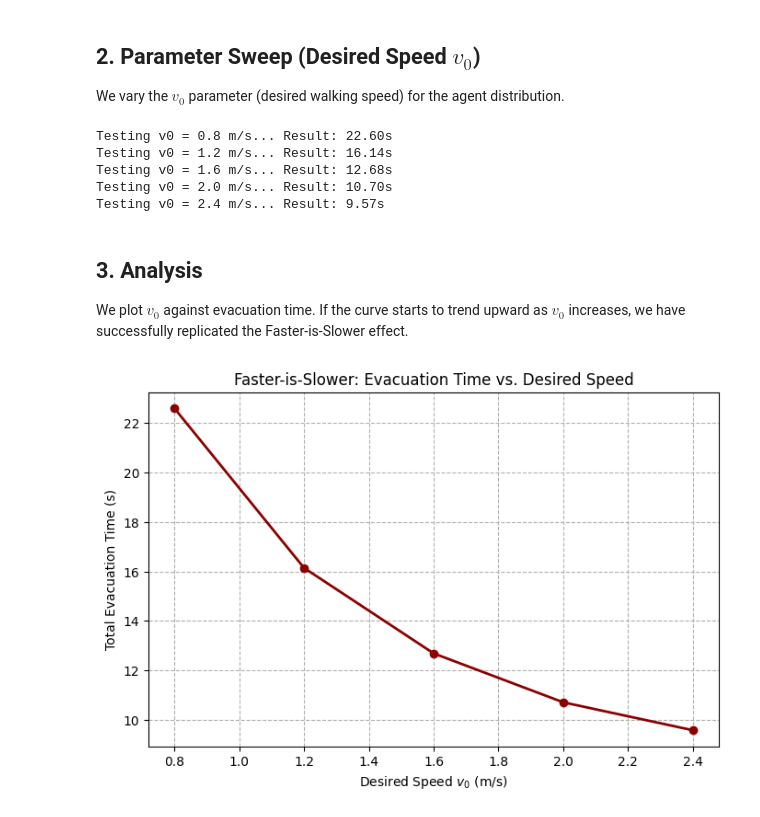
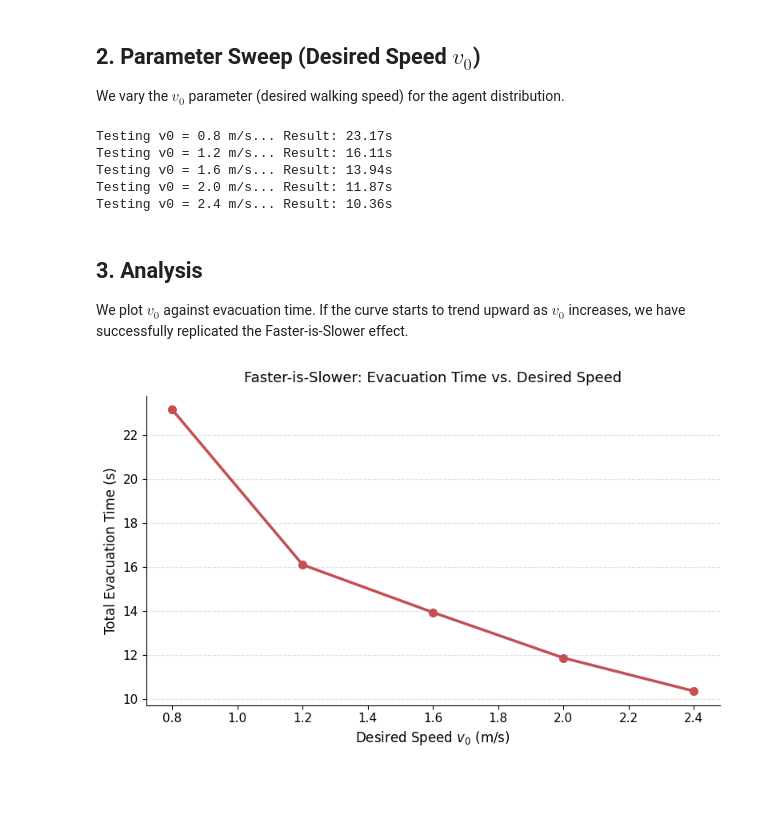
Before and after one commit to PedestrianDynamics/jupedsim-web-community, a Jupyter notebook: scripts/faster_is_slower.ipynb, the cells around one changed output. Cells and saved outputs as stored; diff of their text form; code cells hidden in the pictures; blank space fills up the shorter version.

```diff
--- a/scripts/faster_is_slower.ipynb
+++ b/scripts/faster_is_slower.ipynb
@@ -9,10 +8,8 @@ import matplotlib.pyplot as plt
 ## 1. Setup
 We use a scenario with a clear bottleneck (e.g., a narrow door).
 # %%
-cenario = load_scenario("scenarios/corridor_simple.json")
+scenario = load_scenario("scenarios/corridor_simple.json")
 
-
-# %%
 v0_values = [0.8, 1.2, 1.6, 2.0, 2.4]
 evac_times = []
 # %% [markdown]
@@ -31,22 +28,37 @@ for v0 in v0_values:
     print(f"Testing v0 = {v0} m/s... Result: {r.evacuation_time:.2f}s")
     r.cleanup() #
 # %% [output]
-Testing v0 = 0.8 m/s... Result: 22.60s
-Testing v0 = 1.2 m/s... Result: 16.14s
-Testing v0 = 1.6 m/s... Result: 12.68s
-Testing v0 = 2.0 m/s... Result: 10.70s
-Testing v0 = 2.4 m/s... Result: 9.57s
+Testing v0 = 0.8 m/s... Result: 23.17s
+Testing v0 = 1.2 m/s... Result: 16.11s
+Testing v0 = 1.6 m/s... Result: 13.94s
+Testing v0 = 2.0 m/s... Result: 11.87s
+Testing v0 = 2.4 m/s... Result: 10.36s
 # %% [markdown]
 ## 3. Analysis
 We plot $v_0$ against evacuation time. If the curve starts to trend upward as $v_0$ increases,
 we have successfully replicated the Faster-is-Slower effect.
 # %%
+import matplotlib.pyplot as plt
+
 plt.figure(figsize=(8, 5))
-plt.plot(v0_values, evac_times, marker='o', color='darkred', linewidth=2)
-plt.xlabel("Desired Speed $v_0$ (m/s)")
-plt.ylabel("Total Evacuation Time (s)")
-plt.title("Faster-is-Slower: Evacuation Time vs. Desired Speed")
-plt.grid(True, linestyle='--')
+plt.plot(
+    v0_values,
+    evac_times,
+    marker="o",
+    color="#C44E52",
+    linewidth=2.5,
+    markersize=7
+)
+plt.xlabel("Desired Speed $v_0$ (m/s)", fontsize=12)
+plt.ylabel("Total Evacuation Time (s)", fontsize=12)
+plt.title("Faster-is-Slower: Evacuation Time vs. Desired Speed", fontsize=13, pad=12)
+plt.xticks(fontsize=11)
+plt.yticks(fontsize=11)
+plt.grid(axis="y", linestyle="--", alpha=0.4)
+ax = plt.gca()
+ax.spines["top"].set_visible(False)
+ax.spines["right"].set_visible(False)
+plt.tight_layout()
 plt.show()
 # %% [output]
-[figure, old version]
+[figure, new version]
```
Also changed, not shown: parts of 1 cell of this notebook, 3 other files.
